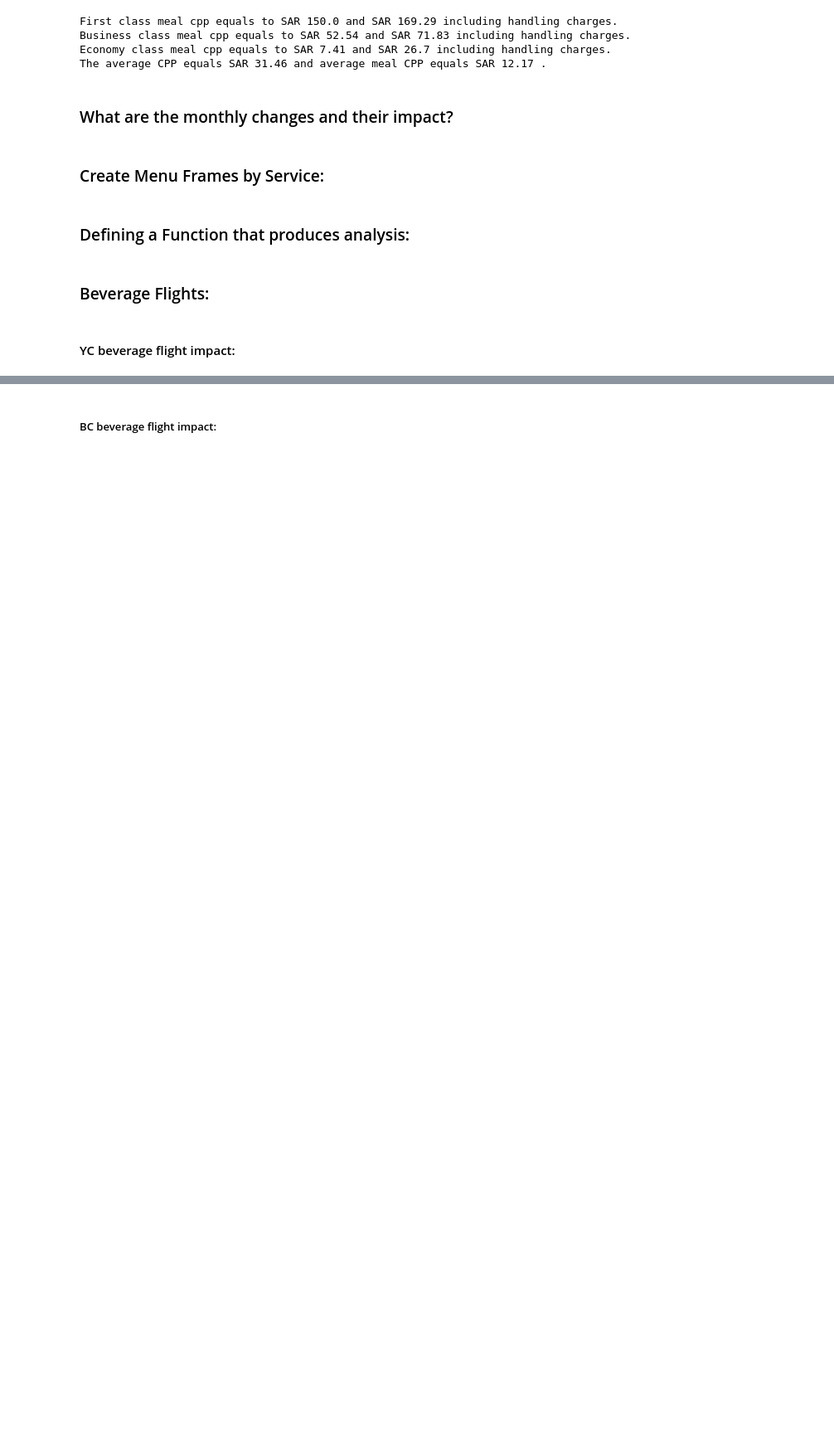
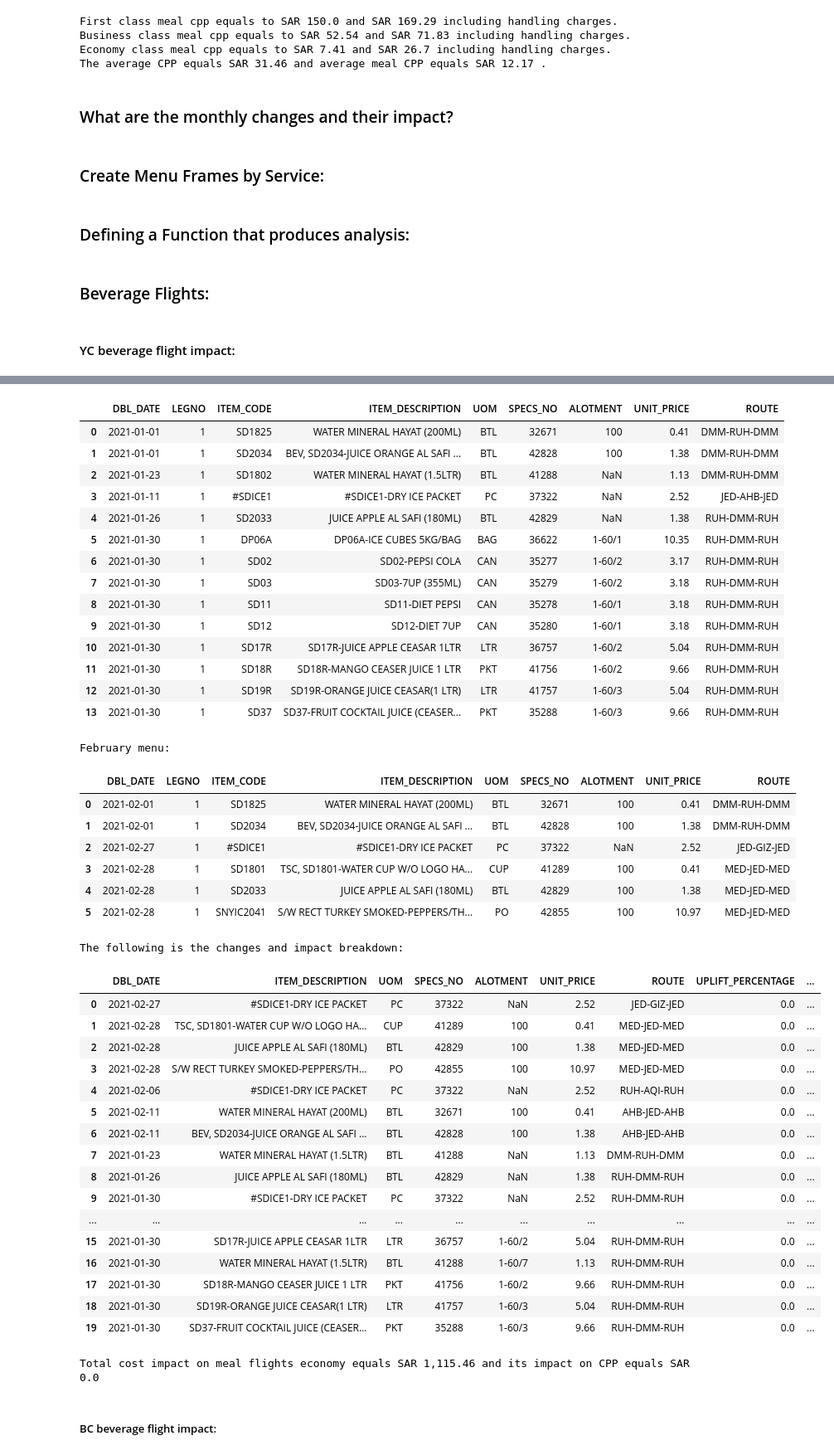
Before and after one commit to KhaledAlmanea/foodMonthlyCostImpact, a Jupyter notebook: CDN Monthly Data Report.ipynb, the cells around one changed output, grey strips where cells are left out. Shown at 83% size. Saved outputs shown, nothing was run; the diff lists cells and outputs as text; code cells hidden in the pictures; blank space fills up the shorter version.

Commit message:
used the impact function

```diff
--- a/CDN Monthly Data Report.ipynb
+++ b/CDN Monthly Data Report.ipynb
@@ -265,8 +268,8 @@ df_copy = df.copy()
 df_p_copy = df_p.copy()
 # %%
 # make an instance of df_copy and call it paxFrame
-paxFrame = df_copy[['CDN_NO', 'DBL_DATE', 'FLT_NO', 'TYPE_CODE', 'FROM_CITY', 'TO_CITY', 'CAPACITY', 'NO_PAX', 'CLASS_CODE', 'Block Time']]
-paxFrameP = df_p_copy[['CDN_NO', 'DBL_DATE', 'FLT_NO', 'TYPE_CODE', 'FROM_CITY', 'TO_CITY', 'CAPACITY', 'NO_PAX', 'CLASS_CODE', 'Block Time']]
+paxFrame = df_copy[['CDN_NO', 'DBL_DATE', 'FLT_NO', 'TYPE_CODE', 'FROM_CITY', 'TO_CITY', 'CAPACITY', 'NO_PAX', 'CLASS_CODE', 'BLOCK_TIME']]
+paxFrameP = df_p_copy[['CDN_NO', 'DBL_DATE', 'FLT_NO', 'TYPE_CODE', 'FROM_CITY', 'TO_CITY', 'CAPACITY', 'NO_PAX', 'CLASS_CODE', 'BLOCK_TIME']]
 # %%
 #check the information of paxFrame
 paxFrame.info()
@@ -322,4 +325,4 @@ paxFrameP['NO_PAX'].sum()
 # %%
 # the number of passenger shown above is un realistic becuase of duplicated 'NO_PAX' which is related to menu items
 # Therefore this code is used to remove duplicated rows
-paxFrame.drop_duplicates(subset=['FROM_CITY', 'TO_CITY','DBL_DATE','CLASS_CODE','FLT_NO', 'NO_PAX'], inplace=True)
+paxFrame = paxFrame.drop_duplicates(subset=['FROM_CITY', 'TO_CITY','DBL_DATE','CLASS_CODE','FLT_NO', 'NO_PAX'])
@@ -331,4 +329,4 @@ See the caveats in the documentation: https://pandas.pydata.org/pandas-docs/stab
 # %%
 # the number of passenger shown above is un realistic becuase of duplicated 'NO_PAX' which is related to menu items
 # Therefore this code is used to remove duplicated rows
-paxFrameP.drop_duplicates(subset=['FROM_CITY', 'TO_CITY', 'DBL_DATE','CLASS_CODE','FLT_NO', 'NO_PAX'], inplace=True)
+paxFrameP = paxFrameP.drop_duplicates(subset=['FROM_CITY', 'TO_CITY', 'DBL_DATE','CLASS_CODE','FLT_NO', 'NO_PAX'])
@@ -698,9 +691,9 @@ def cost_impact_calc(class_code, service):
         block_time_cond_2 = (df_p_three.BLOCK_TIME > 89)
         not_excepted = beverage_exception
         excepted = meal_exception
-    elif service == 'bev':
+    else:
         block_time_cond_1 = (df_three.BLOCK_TIME <= 89)
-        block_time_cond_2 = (df_p_three.BLOCK_TIME > 89)
+        block_time_cond_2 = (df_p_three.BLOCK_TIME<=  89)
         not_excepted = meal_exception
         excepted = beverage_exception
 
@@ -738,9 +731,9 @@ def cost_impact_calc(class_code, service):
 
     # drop unneeded columns
     cm_frame = cm_frame.drop(columns=['CDN_NO','ETD', 'FLT_NO' ,'FROM_CITY', 'TO_CITY', 'CLASS_CODE',\
-                                                'CAPACITY', 'NO_PAX', 'PRICE', 'TYPE_CODE', 'Block Time'])
+                                                'CAPACITY', 'NO_PAX', 'PRICE', 'TYPE_CODE', 'BLOCK_TIME'])
     pm_frame = pm_frame.drop(columns=['CDN_NO','ETD', 'FLT_NO','FROM_CITY', 'TO_CITY', 'CLASS_CODE',\
-                                                    'CAPACITY', 'NO_PAX', 'PRICE', 'TYPE_CODE', 'Block Time'])
+                                                    'CAPACITY', 'NO_PAX', 'PRICE', 'TYPE_CODE', 'BLOCK_TIME'])
 
     #Keep leg number 1 only
     cm_frame = cm_frame.drop(cm_frame[cm_frame.LEGNO.isin(['2', '3', '4'])].index)
@@ -973,6 +966,8 @@ def cost_impact_calc(class_code, service):
         print('Current month menu:')
         display(cm_frame)
         print('No changes observed')
+
+    return changes_frame, pm_frame, cm_frame
 # %% [markdown]
 ### Beverage Flights:
 # %% [markdown]
@@ -984,0 +976,3 @@ NameError: name 'block_time_cond' is not defined
+# %%
+yc_bev_changes, yc_bev_cm, yc_bev_pm = cost_impact_calc('YC', 'bev')
+# %% [output]
@@ -985,3 +980,45 @@ NameError: name 'block_time_cond' is not defined
+|  | DBL_DATE | LEGNO | ITEM_CODE | ITEM_DESCRIPTION | UOM | SPECS_NO | ALOTMENT | UNIT_PRICE | ROUTE |
+| 0 | 2021-01-01 | 1 | SD1825 | WATER MINERAL HAYAT (200ML) | BTL | 32671 | 100 | 0.41 | DMM-RUH-DMM |
+| 1 | 2021-01-01 | 1 | SD2034 | BEV, SD2034-JUICE ORANGE AL SAFI ... | BTL | 42828 | 100 | 1.38 | DMM-RUH-DMM |
+| 2 | 2021-01-23 | 1 | SD1802 | WATER MINERAL HAYAT (1.5LTR) | BTL | 41288 | NaN | 1.13 | DMM-RUH-DMM |
+| 3 | 2021-01-11 | 1 | #SDICE1 | #SDICE1-DRY ICE PACKET | PC | 37322 | NaN | 2.52 | JED-AHB-JED |
+| 4 | 2021-01-26 | 1 | SD2033 | JUICE APPLE AL SAFI (180ML) | BTL | 42829 | NaN | 1.38 | RUH-DMM-RUH |
+| 5 | 2021-01-30 | 1 | DP06A | DP06A-ICE CUBES 5KG/BAG | BAG | 36622 | 1-60/1 | 10.35 | RUH-DMM-RUH |
+| 6 | 2021-01-30 | 1 | SD02 | SD02-PEPSI COLA | CAN | 35277 | 1-60/2 | 3.17 | RUH-DMM-RUH |
+| 7 | 2021-01-30 | 1 | SD03 | SD03-7UP (355ML) | CAN | 35279 | 1-60/2 | 3.18 | RUH-DMM-RUH |
+| 8 | 2021-01-30 | 1 | SD11 | SD11-DIET PEPSI | CAN | 35278 | 1-60/1 | 3.18 | RUH-DMM-RUH |
+| 9 | 2021-01-30 | 1 | SD12 | SD12-DIET 7UP | CAN | 35280 | 1-60/1 | 3.18 | RUH-DMM-RUH |
+| 10 | 2021-01-30 | 1 | SD17R | SD17R-JUICE APPLE CEASAR 1LTR | LTR | 36757 | 1-60/2 | 5.04 | RUH-DMM-RUH |
+| 11 | 2021-01-30 | 1 | SD18R | SD18R-MANGO CEASER JUICE 1 LTR | PKT | 41756 | 1-60/2 | 9.66 | RUH-DMM-RUH |
+| 12 | 2021-01-30 | 1 | SD19R | SD19R-ORANGE JUICE CEASAR(1 LTR) | LTR | 41757 | 1-60/3 | 5.04 | RUH-DMM-RUH |
+| 13 | 2021-01-30 | 1 | SD37 | SD37-FRUIT COCKTAIL JUICE (CEASER... | PKT | 35288 | 1-60/3 | 9.66 | RUH-DMM-RUH |
+February menu:
+|  | DBL_DATE | LEGNO | ITEM_CODE | ITEM_DESCRIPTION | UOM | SPECS_NO | ALOTMENT | UNIT_PRICE | ROUTE |
+| 0 | 2021-02-01 | 1 | SD1825 | WATER MINERAL HAYAT (200ML) | BTL | 32671 | 100 | 0.41 | DMM-RUH-DMM |
+| 1 | 2021-02-01 | 1 | SD2034 | BEV, SD2034-JUICE ORANGE AL SAFI ... | BTL | 42828 | 100 | 1.38 | DMM-RUH-DMM |
+| 2 | 2021-02-27 | 1 | #SDICE1 | #SDICE1-DRY ICE PACKET | PC | 37322 | NaN | 2.52 | JED-GIZ-JED |
+| 3 | 2021-02-28 | 1 | SD1801 | TSC, SD1801-WATER CUP W/O LOGO HA... | CUP | 41289 | 100 | 0.41 | MED-JED-MED |
+| 4 | 2021-02-28 | 1 | SD2033 | JUICE APPLE AL SAFI (180ML) | BTL | 42829 | 100 | 1.38 | MED-JED-MED |
+| 5 | 2021-02-28 | 1 | SNYIC2041 | S/W RECT TURKEY SMOKED-PEPPERS/TH... | PO | 42855 | 100 | 10.97 | MED-JED-MED |
+The following is the changes and impact breakdown:
+|  | DBL_DATE | ITEM_DESCRIPTION | UOM | SPECS_NO | ALOTMENT | UNIT_PRICE | ROUTE | UPLIFT_PERCENTAGE | ... |
+| 0 | 2021-02-27 | #SDICE1-DRY ICE PACKET | PC | 37322 | NaN | 2.52 | JED-GIZ-JED | 0.0 | ... |
+| 1 | 2021-02-28 | TSC, SD1801-WATER CUP W/O LOGO HA... | CUP | 41289 | 100 | 0.41 | MED-JED-MED | 0.0 | ... |
+| 2 | 2021-02-28 | JUICE APPLE AL SAFI (180ML) | BTL | 42829 | 100 | 1.38 | MED-JED-MED | 0.0 | ... |
+| 3 | 2021-02-28 | S/W RECT TURKEY SMOKED-PEPPERS/TH... | PO | 42855 | 100 | 10.97 | MED-JED-MED | 0.0 | ... |
+| 4 | 2021-02-06 | #SDICE1-DRY ICE PACKET | PC | 37322 | NaN | 2.52 | RUH-AQI-RUH | 0.0 | ... |
+| 5 | 2021-02-11 | WATER MINERAL HAYAT (200ML) | BTL | 32671 | 100 | 0.41 | AHB-JED-AHB | 0.0 | ... |
+| 6 | 2021-02-11 | BEV, SD2034-JUICE ORANGE AL SAFI ... | BTL | 42828 | 100 | 1.38 | AHB-JED-AHB | 0.0 | ... |
+| 7 | 2021-01-23 | WATER MINERAL HAYAT (1.5LTR) | BTL | 41288 | NaN | 1.13 | DMM-RUH-DMM | 0.0 | ... |
+| 8 | 2021-01-26 | JUICE APPLE AL SAFI (180ML) | BTL | 42829 | NaN | 1.38 | RUH-DMM-RUH | 0.0 | ... |
+| 9 | 2021-01-30 | #SDICE1-DRY ICE PACKET | PC | 37322 | NaN | 2.52 | RUH-DMM-RUH | 0.0 | ... |
+| ... | ... | ... | ... | ... | ... | ... | ... | ... | ... |
+| 15 | 2021-01-30 | SD17R-JUICE APPLE CEASAR 1LTR | LTR | 36757 | 1-60/2 | 5.04 | RUH-DMM-RUH | 0.0 | ... |
+| 16 | 2021-01-30 | WATER MINERAL HAYAT (1.5LTR) | BTL | 41288 | 1-60/7 | 1.13 | RUH-DMM-RUH | 0.0 | ... |
+| 17 | 2021-01-30 | SD18R-MANGO CEASER JUICE 1 LTR | PKT | 41756 | 1-60/2 | 9.66 | RUH-DMM-RUH | 0.0 | ... |
+| 18 | 2021-01-30 | SD19R-ORANGE JUICE CEASAR(1 LTR) | LTR | 41757 | 1-60/3 | 5.04 | RUH-DMM-RUH | 0.0 | ... |
+| 19 | 2021-01-30 | SD37-FRUIT COCKTAIL JUICE (CEASER... | PKT | 35288 | 1-60/3 | 9.66 | RUH-DMM-RUH | 0.0 | ... |
+Total cost impact on meal flights economy equals SAR 1,115.46 and its impact on CPP equals SAR 0.0
 # %% [markdown]
 <a id='bc_bev'></a>
 ##### BC beverage flight impact:
```
Also changed, not shown: parts of 17 cells of this notebook.
